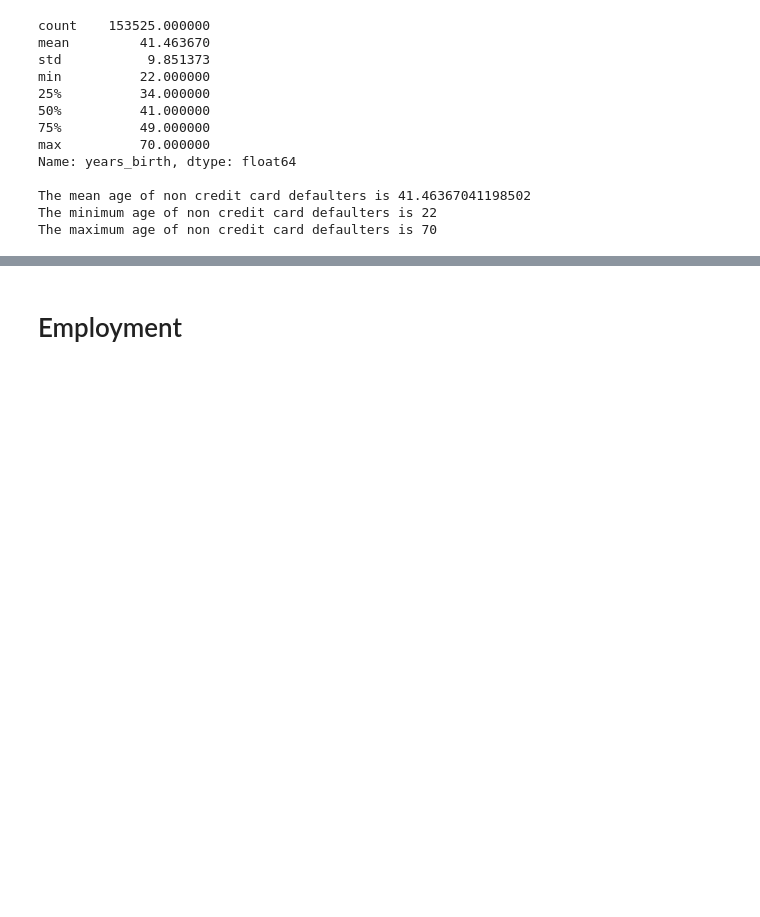
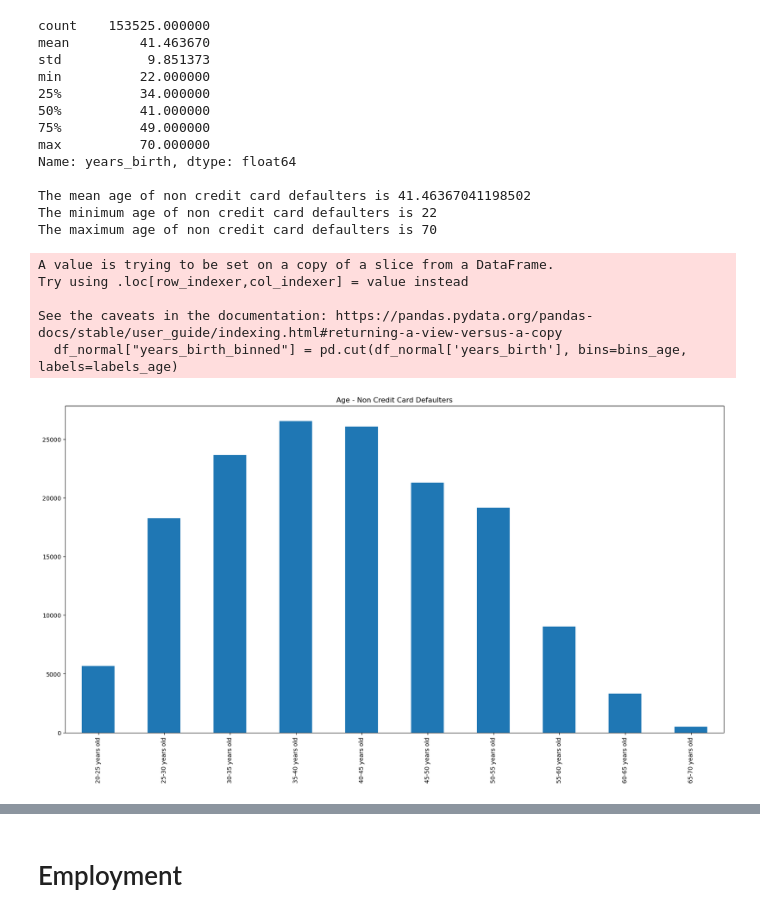
Before and after one commit to rwoodill/credit-card-defaulters, a Jupyter notebook: Documents/visualizations_notebook.ipynb, the cells around one changed output, grey strips where cells are left out. Cells and saved outputs as stored; diff of their text form; code cells hidden in the pictures; blank space fills up the shorter version.

Commit message:
adding age visualizations

```diff
--- a/Documents/visualizations_notebook.ipynb
+++ b/Documents/visualizations_notebook.ipynb
@@ -118,3 +124,21 @@ Name: years_birth, dtype: float64
 The mean age of non credit card defaulters is 41.46367041198502
 The minimum age of non credit card defaulters is 22
 The maximum age of non credit card defaulters is 70
+# %%
+# minimum age is 22, maximum age is 70
+
+# create the bins and labels for "years_birth"
+bins_age = [20,25,30,35,40,45,50,55,60,65,70]
+labels_age = ["20-25 years old", "25-30 years old", "30-35 years old", "35-40 years old", "40-45 years old", "45-50 years old", "50-55 years old", "55-60 years old", "60-65 years old", "65-70 years old"]
+# %%
+df_normal["years_birth_binned"] = pd.cut(df_normal['years_birth'], bins=bins_age, labels=labels_age)
+normal_binned_age = df_normal["years_birth_binned"].value_counts().sort_index().plot.bar(figsize=(20,10))
+plt.title("Age - Non Credit Card Defaulters")
+plt.savefig('figures\\age-non-credit-card-defaulters.png')
+# %% [output]
+A value is trying to be set on a copy of a slice from a DataFrame.
+Try using .loc[row_indexer,col_indexer] = value instead
+
+See the caveats in the documentation: https://pandas.pydata.org/pandas-docs/stable/user_guide/indexing.html#returning-a-view-versus-a-copy
+  df_normal["years_birth_binned"] = pd.cut(df_normal['years_birth'], bins=bins_age, labels=labels_age)
+[figure, added]
```
Also changed, not shown: parts of 6 cells of this notebook, 2 other files.
